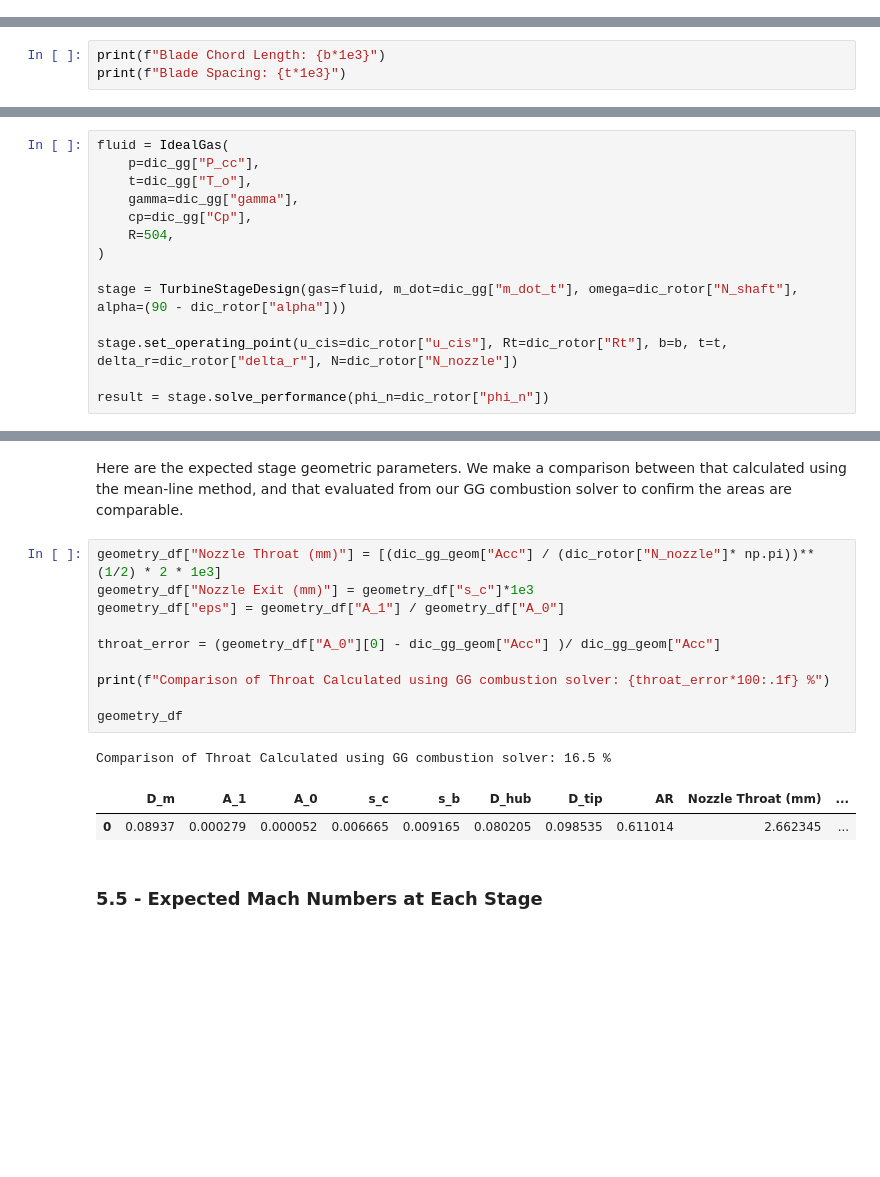
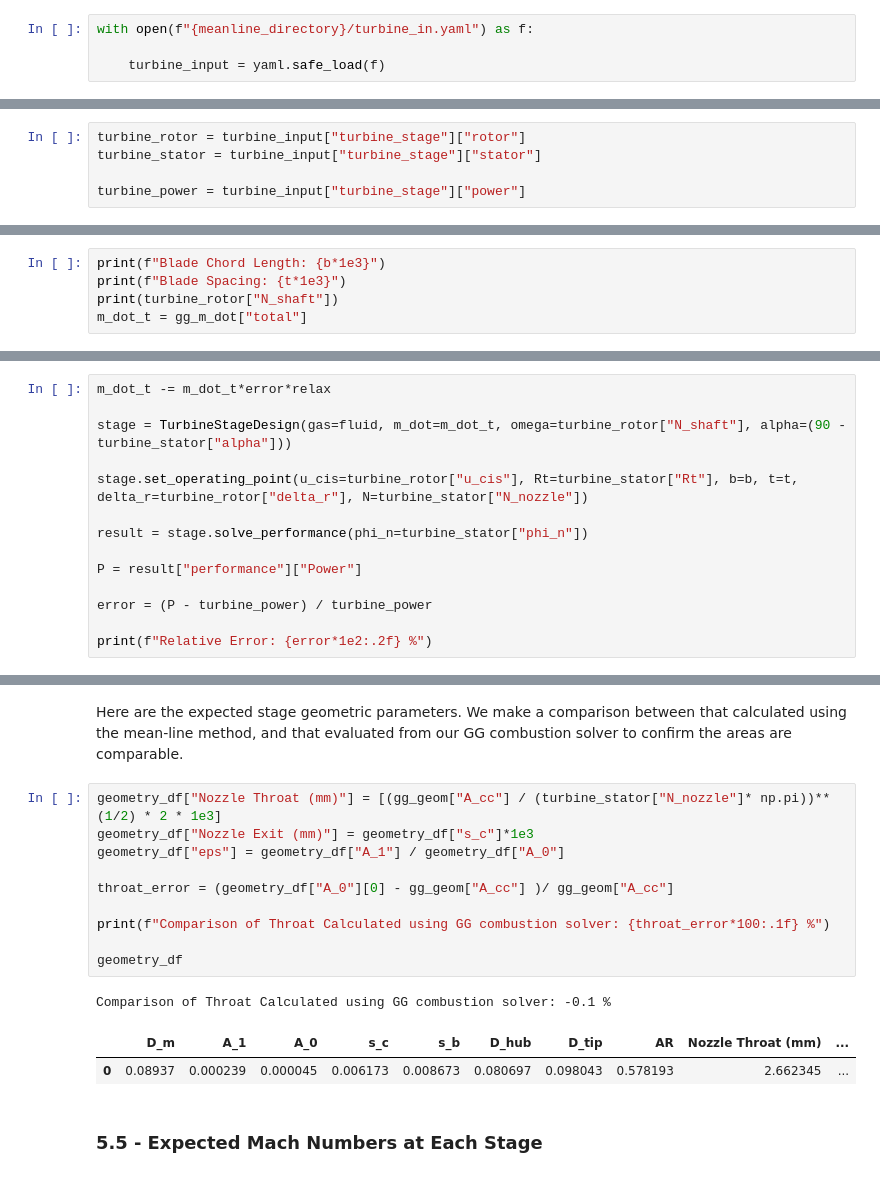
Before and after one commit to Open-Turbopumps/ManRayAndTheDirtyBubble, a Jupyter notebook: fluidics/turbine/turbine_mean_design.ipynb, the cells around one changed output, grey strips where cells are left out. Cells and saved outputs as stored; diff of their text form; blank space fills up the shorter version.

Commit message:
Performed some re-organization of gas-generator and turbine

```diff
--- a/fluidics/turbine/turbine_mean_design.ipynb
+++ b/fluidics/turbine/turbine_mean_design.ipynb
@@ -56,0 +55,4 @@ dic_rotor = {
+# %%
+with open(f"{meanline_directory}/turbine_in.yaml") as f:
+
+    turbine_input = yaml.safe_load(f)
@@ -57,3 +61,8 @@ dic_rotor = {
+# %%
+turbine_rotor = turbine_input["turbine_stage"]["rotor"]
+turbine_stator = turbine_input["turbine_stage"]["stator"]
+
+turbine_power = turbine_input["turbine_stage"]["power"]
 # %% [markdown]
 ## 4 - Mean-Line Design Power Optimization
 # %% [markdown]
@@ -86,6 +91,8 @@ dic_gg["m_dot_t"] -= dm
 # %%
 print(f"Blade Chord Length: {b*1e3}")
 print(f"Blade Spacing: {t*1e3}")
+print(turbine_rotor["N_shaft"])
+m_dot_t = gg_m_dot["total"]
 # %% [output]
 Blade Chord Length: 15.0
 Blade Spacing: 5.0
@@ -92,15 +100,15 @@ Blade Spacing: 5.0
 # %%
-fluid = IdealGas(
-    p=dic_gg["P_cc"],
-    t=dic_gg["T_o"],
-    gamma=dic_gg["gamma"],
-    cp=dic_gg["Cp"],
-    R=504,
-)
+m_dot_t -= m_dot_t*error*relax
 
-stage = TurbineStageDesign(gas=fluid, m_dot=dic_gg["m_dot_t"], omega=dic_rotor["N_shaft"], alpha=(90 - dic_rotor["alpha"]))
+stage = TurbineStageDesign(gas=fluid, m_dot=m_dot_t, omega=turbine_rotor["N_shaft"], alpha=(90 - turbine_stator["alpha"]))
 
-stage.set_operating_point(u_cis=dic_rotor["u_cis"], Rt=dic_rotor["Rt"], b=b, t=t, delta_r=dic_rotor["delta_r"], N=dic_rotor["N_nozzle"])
+stage.set_operating_point(u_cis=turbine_rotor["u_cis"], Rt=turbine_stator["Rt"], b=b, t=t, delta_r=turbine_rotor["delta_r"], N=turbine_stator["N_nozzle"])
 
-result = stage.solve_performance(phi_n=dic_rotor["phi_n"])
+result = stage.solve_performance(phi_n=turbine_stator["phi_n"])
+
+P = result["performance"]["Power"]
+
+error = (P - turbine_power) / turbine_power
+
+print(f"Relative Error: {error*1e2:.2f} %")
 # %% [output]
@@ -197,19 +198,19 @@ temperature_df
 # %% [markdown]
 Here are the expected stage geometric parameters. We make a comparison between that calculated using the mean-line method, and that evaluated from our GG combustion solver to confirm the areas are comparable.
 # %%
-geometry_df["Nozzle Throat (mm)"] = [(dic_gg_geom["Acc"] / (dic_rotor["N_nozzle"]* np.pi))**(1/2) * 2 * 1e3]
+geometry_df["Nozzle Throat (mm)"] = [(gg_geom["A_cc"] / (turbine_stator["N_nozzle"]* np.pi))**(1/2) * 2 * 1e3]
 geometry_df["Nozzle Exit (mm)"] = geometry_df["s_c"]*1e3
 geometry_df["eps"] = geometry_df["A_1"] / geometry_df["A_0"]
 
-throat_error = (geometry_df["A_0"][0] - dic_gg_geom["Acc"] )/ dic_gg_geom["Acc"]
+throat_error = (geometry_df["A_0"][0] - gg_geom["A_cc"] )/ gg_geom["A_cc"]
 
 print(f"Comparison of Throat Calculated using GG combustion solver: {throat_error*100:.1f} %")
 
 geometry_df
 # %% [output]
-Comparison of Throat Calculated using GG combustion solver: 16.5 %
+Comparison of Throat Calculated using GG combustion solver: -0.1 %
 |  | D_m | A_1 | A_0 | s_c | s_b | D_hub | D_tip | AR | Nozzle Throat (mm) | ... |
-| 0 | 0.08937 | 0.000279 | 0.000052 | 0.006665 | 0.009165 | 0.080205 | 0.098535 | 0.611014 | 2.662345 | ... |
+| 0 | 0.08937 | 0.000239 | 0.000045 | 0.006173 | 0.008673 | 0.080697 | 0.098043 | 0.578193 | 2.662345 | ... |
 # %% [markdown]
 ### 5.5 - Expected Mach Numbers at Each Stage
 # %%
```
Also changed, not shown: parts of 29 cells of this notebook, 13 other files.
